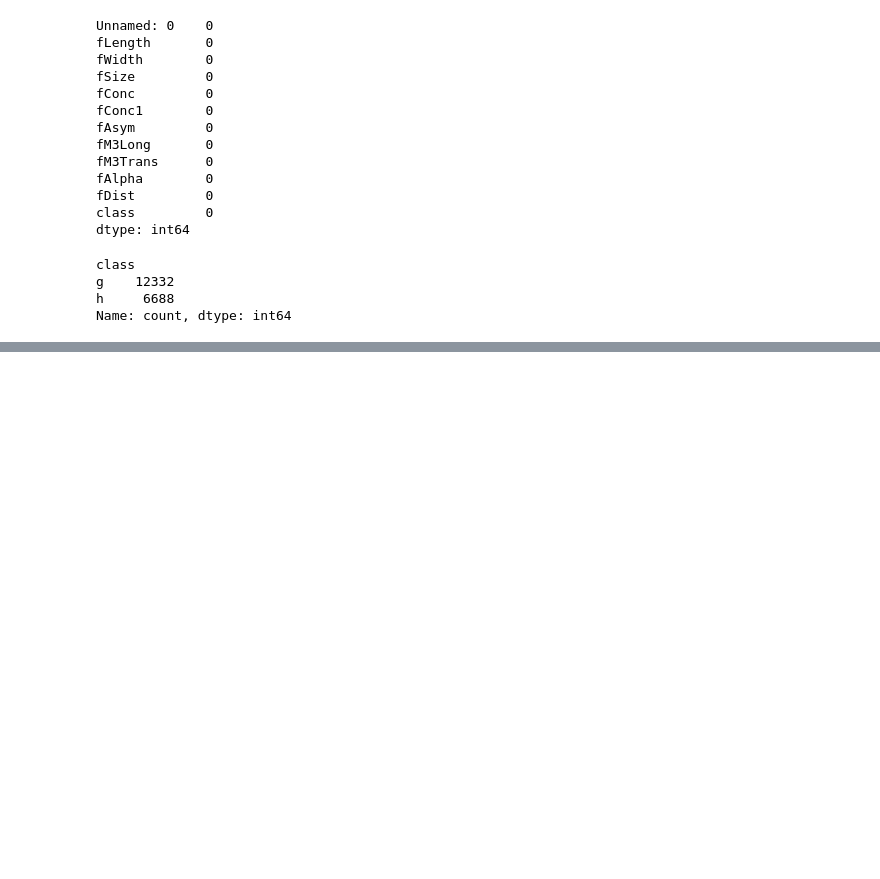
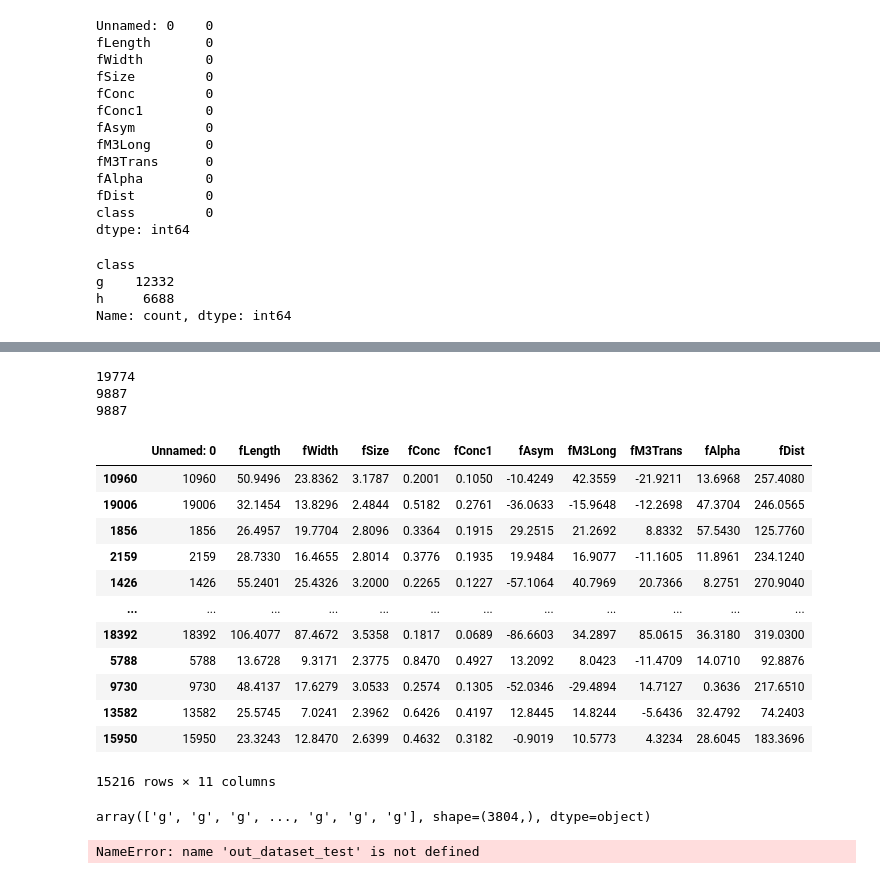
Before and after one commit to anwarbas01/Gen_AI_demo, a Jupyter notebook: ML/knn_algorithm.ipynb, the cells around one changed output, grey strips where cells are left out. Saved outputs shown, nothing was run; the diff lists cells and outputs as text; code cells hidden in the pictures; blank space fills up the shorter version.

```diff
--- a/ML/knn_algorithm.ipynb
+++ b/ML/knn_algorithm.ipynb
@@ -92,0 +211,29 @@ plt.show();
+# %%
+in_dataset_train ,out_dataset_train = random.fit_resample(in_dataset_train ,out_dataset_train)
+print(len(out_dataset_train))
+print(sum(out_dataset_train== 'g'))
+print(sum(out_dataset_train == 'h'))
+# %% [output]
+19774
+9887
+9887
+# %%
+in_dataset_train = dataset_train.drop(columns=['class'])
+
+out_dataset_train = dataset_train['class']
+# %%
+in_dataset_train
+# %% [output]
+|  | Unnamed: 0 | fLength | fWidth | fSize | fConc | fConc1 | fAsym | fM3Long | fM3Trans | fAlpha | fDist |
+| 10960 | 10960 | 50.9496 | 23.8362 | 3.1787 | 0.2001 | 0.1050 | -10.4249 | 42.3559 | -21.9211 | 13.6968 | 257.4080 |
+| 19006 | 19006 | 32.1454 | 13.8296 | 2.4844 | 0.5182 | 0.2761 | -36.0633 | -15.9648 | -12.2698 | 47.3704 | 246.0565 |
+| 1856 | 1856 | 26.4957 | 19.7704 | 2.8096 | 0.3364 | 0.1915 | 29.2515 | 21.2692 | 8.8332 | 57.5430 | 125.7760 |
+| 2159 | 2159 | 28.7330 | 16.4655 | 2.8014 | 0.3776 | 0.1935 | 19.9484 | 16.9077 | -11.1605 | 11.8961 | 234.1240 |
+| 1426 | 1426 | 55.2401 | 25.4326 | 3.2000 | 0.2265 | 0.1227 | -57.1064 | 40.7969 | 20.7366 | 8.2751 | 270.9040 |
+| ... | ... | ... | ... | ... | ... | ... | ... | ... | ... | ... | ... |
+| 18392 | 18392 | 106.4077 | 87.4672 | 3.5358 | 0.1817 | 0.0689 | -86.6603 | 34.2897 | 85.0615 | 36.3180 | 319.0300 |
+| 5788 | 5788 | 13.6728 | 9.3171 | 2.3775 | 0.8470 | 0.4927 | 13.2092 | 8.0423 | -11.4709 | 14.0710 | 92.8876 |
+| 9730 | 9730 | 48.4137 | 17.6279 | 3.0533 | 0.2574 | 0.1305 | -52.0346 | -29.4894 | 14.7127 | 0.3636 | 217.6510 |
+| 13582 | 13582 | 25.5745 | 7.0241 | 2.3962 | 0.6426 | 0.4197 | 12.8445 | 14.8244 | -5.6436 | 32.4792 | 74.2403 |
+| 15950 | 15950 | 23.3243 | 12.8470 | 2.6399 | 0.4632 | 0.3182 | -0.9019 | 10.5773 | 4.3234 | 28.6045 | 183.3696 |
+15216 rows × 11 columns
@@ -92,0 +245,10 @@ plt.show();
+# %%
+out_prediction
+# %% [output]
+array(['g', 'g', 'g', ..., 'g', 'g', 'g'], shape=(3804,), dtype=object)
+# %%
+from sklearn.metrics import accuracy_score
+accuracy_info = accuracy_score(out_dataset_test,out_prediction)
+accuracy_info
+# %% [output]
+NameError: name 'out_dataset_test' is not defined
```
Also changed, not shown: parts of 13 cells of this notebook, 1 other file.
